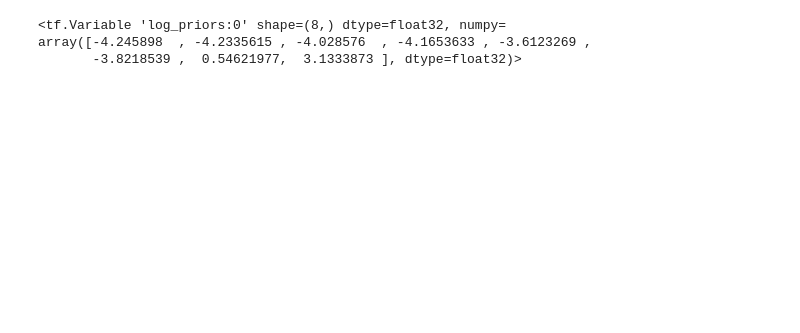
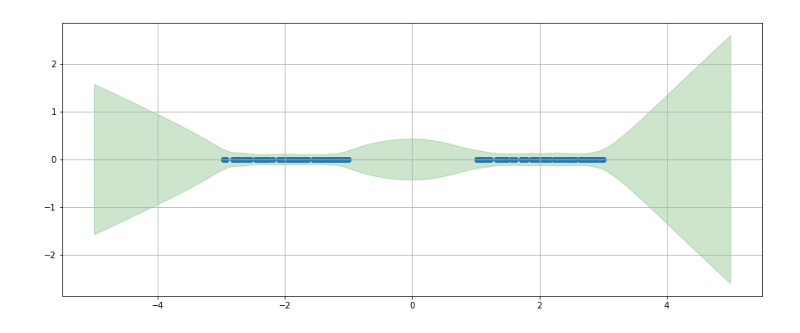
Before and after one commit to alvinsunyixiao/scod-tf, a Jupyter notebook: experiments/regression_1d/1d regression example.ipynb, the cells around one changed output. Drawn from its saved outputs; the diff is of its cells as text; code cells hidden in the pictures; blank space fills up the shorter version.

```diff
--- a/experiments/regression_1d/1d regression example.ipynb
+++ b/experiments/regression_1d/1d regression example.ipynb
@@ -162,6 +186,7 @@ plt.grid()
 # %%
-scod_model.prior.log_priors
+plt.figure(figsize=(15, 6))
+plt.fill_between(X, Sigma, -Sigma, color="g", alpha=0.2)
+plt.scatter(X_train.flatten(), np.zeros_like(X_train.flatten()))
+plt.grid()
 # %% [output]
-<tf.Variable 'log_priors:0' shape=(8,) dtype=float32, numpy=
-array([-4.245898  , -4.2335615 , -4.028576  , -4.1653633 , -3.6123269 ,
-       -3.8218539 ,  0.54621977,  3.1333873 ], dtype=float32)>
+[figure, added]
```
Also changed, not shown: parts of 9 cells of this notebook.
